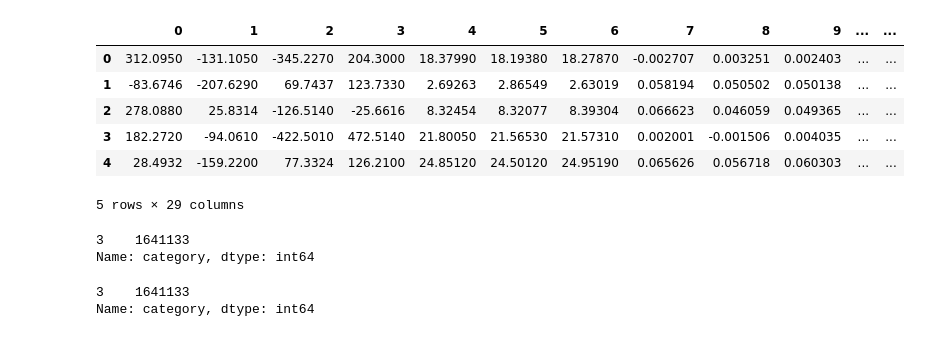
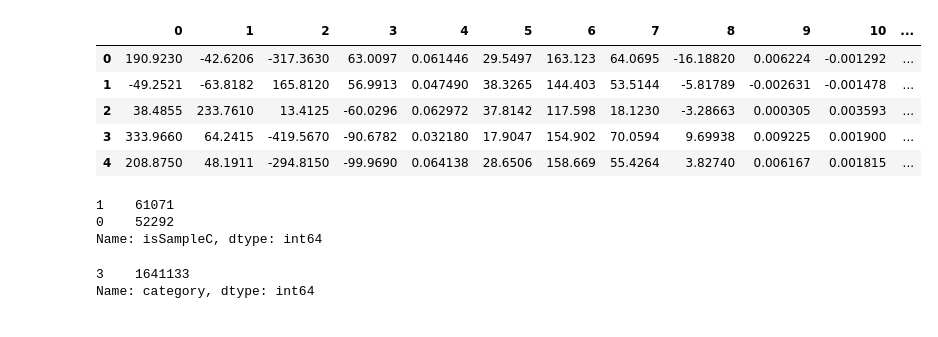
Before and after one commit to ChandlerKenworthy/Upstream, a Jupyter notebook: FormSamples.ipynb, the cells around one changed output. Cells and saved outputs as stored; diff of their text form; code cells hidden in the pictures.

```diff
--- a/FormSamples.ipynb
+++ b/FormSamples.ipynb
@@ -10,16 +10,15 @@ from matplotlib.colors import LogNorm
 import mplhep as hep
 hep.style.use(hep.style.ROOT)
 # %%
-df = pd.read_csv("./data/kaonTree/BDT_KpinnNoov_Eval_KaonTree_NewVtx_NoGTKExtraHits.txt", sep=",", header=None)
-df.drop(29, inplace=True, axis=1)
+df = pd.read_csv("./data/NewFW/BDT_Validation_Kpinn_Noov_9001.txt", sep=",", header=None)
+df.drop(20, inplace=True, axis=1)
 df.head()
 # %% [output]
-|  | 0 | 1 | 2 | 3 | 4 | 5 | 6 | 7 | 8 | 9 | ... | ... |
-| 0 | 312.0950 | -131.1050 | -345.2270 | 204.3000 | 18.37990 | 18.19380 | 18.27870 | -0.002707 | 0.003251 | 0.002403 | ... | ... |
-| 1 | -83.6746 | -207.6290 | 69.7437 | 123.7330 | 2.69263 | 2.86549 | 2.63019 | 0.058194 | 0.050502 | 0.050138 | ... | ... |
-| 2 | 278.0880 | 25.8314 | -126.5140 | -25.6616 | 8.32454 | 8.32077 | 8.39304 | 0.066623 | 0.046059 | 0.049365 | ... | ... |
-| 3 | 182.2720 | -94.0610 | -422.5010 | 472.5140 | 21.80050 | 21.56530 | 21.57310 | 0.002001 | -0.001506 | 0.004035 | ... | ... |
-| 4 | 28.4932 | -159.2200 | 77.3324 | 126.2100 | 24.85120 | 24.50120 | 24.95190 | 0.065626 | 0.056718 | 0.060303 | ... | ... |
+|  | 0 | 1 | 2 | 3 | 4 | 5 | 6 | 7 | 8 | 9 | 10 | ... |
+| 0 | 190.9230 | -42.6206 | -317.3630 | 63.0097 | 0.061446 | 29.5497 | 163.123 | 64.0695 | -16.18820 | 0.006224 | -0.001292 | ... |
+| 1 | -49.2521 | -63.8182 | 165.8120 | 56.9913 | 0.047490 | 38.3265 | 144.403 | 53.5144 | -5.81789 | -0.002631 | -0.001478 | ... |
+| 2 | 38.4855 | 233.7610 | 13.4125 | -60.0296 | 0.062972 | 37.8142 | 117.598 | 18.1230 | -3.28663 | 0.000305 | 0.003593 | ... |
+| 3 | 333.9660 | 64.2415 | -419.5670 | -90.6782 | 0.032180 | 17.9047 | 154.902 | 70.0594 | 9.69938 | 0.009225 | 0.001900 | ... |
+| 4 | 208.8750 | 48.1911 | -294.8150 | -99.9690 | 0.064138 | 28.6506 | 158.669 | 55.4264 | 3.82740 | 0.006167 | 0.001815 | ... |
-5 rows × 29 columns
 # %%
 column_names = [
@@ -33,10 +33,11 @@ column_names = [
 
 df.columns = column_names
 # %%
-df['category'].value_counts() # category 1 is backgorund events drop these
+df['isSampleC'].value_counts() # category 1 is backgorund events drop these
 # %% [output]
-3    1641133
-Name: category, dtype: int64
+1    61071
+0    52292
+Name: isSampleC, dtype: int64
 # %%
 # Category 1 = Background training
 # Category 2 =
```
Also changed, not shown: parts of 3 cells of this notebook, 1 other file.
